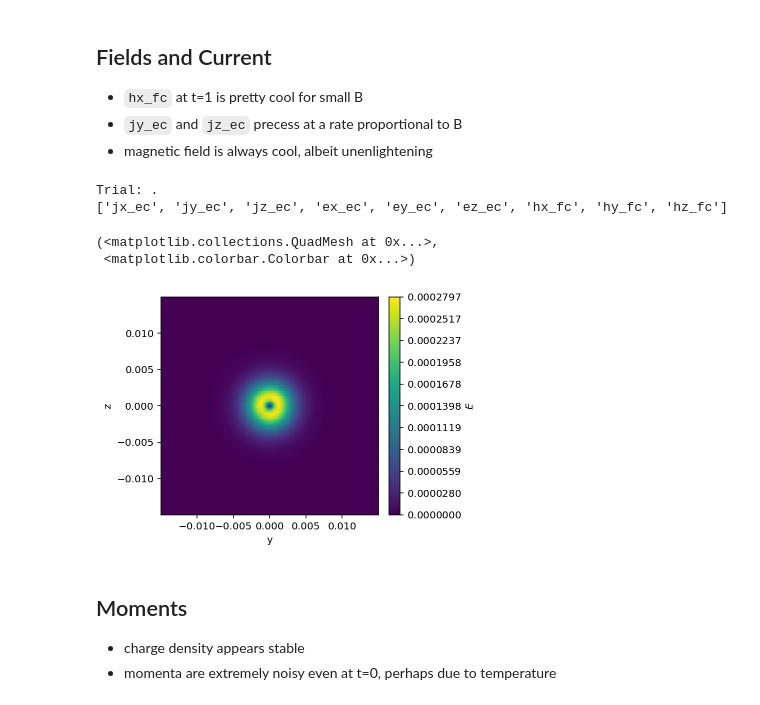
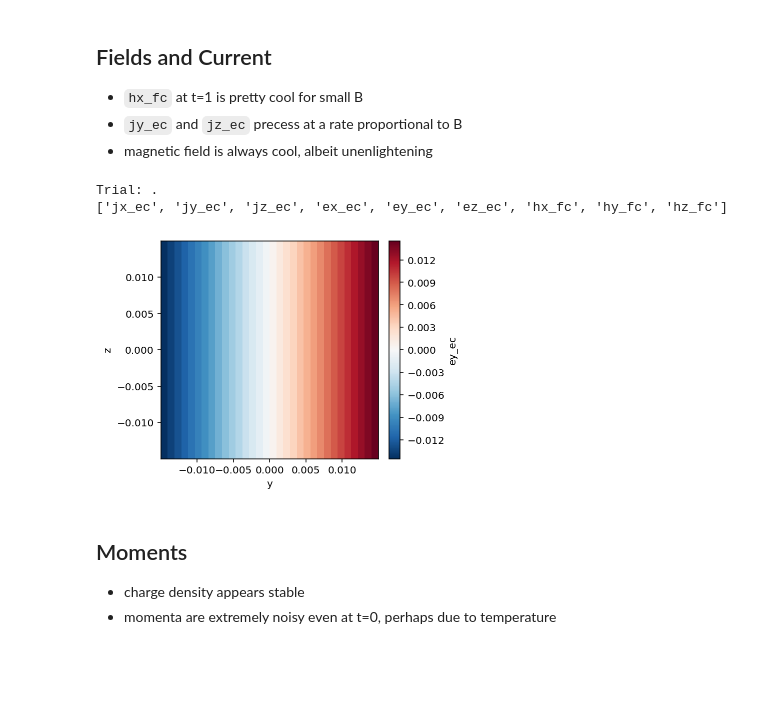
Before and after one commit to JamesMcClung/psc-scrap, a Jupyter notebook: analysis.ipynb, the cells around one changed output. Cells and saved outputs as stored; diff of their text form; code cells hidden in the pictures; blank space fills up the shorter version.

```diff
--- a/analysis.ipynb
+++ b/analysis.ipynb
@@ -70,21 +70,20 @@ Dropdown(description='Trial file:', options=('.', 'bugtrial_bigB_n064', 'bugtria
 # %%
 print(f"Trial: {trialfile}")
 run = f"{trialpath}/{trialfile}/pfd.xdmf"
 vf = viscid.load_file(run, force_reload=True)
 print([f.name for f in vf.iter_fields()])
 
 vf.activate_time(0)
 # vlt.plot((vf["jz_ec"]**2 + vf["jy_ec"]**2)**.5, cbarlabel="$j$")
-vlt.plot((vf["ey_ec"]**2 + vf["ez_ec"]**2)**.5, cbarlabel="$E$")
+# vlt.plot((vf["ey_ec"]**2 + vf["ez_ec"]**2)**.5, cbarlabel="$E$")
 # vlt.plot((vf["hy_fc"]**2 + vf["hz_fc"]**2)**.5, cbarlabel = "$H$")
 # vlt.plot(vf["hx_fc"])
 # vlt.plot(vf["jy_ec"])
+vlt.plot(vf["ey_ec"]);
 # %% [output]
 Trial: .
 ['jx_ec', 'jy_ec', 'jz_ec', 'ex_ec', 'ey_ec', 'ez_ec', 'hx_fc', 'hy_fc', 'hz_fc']
-(<matplotlib.collections.QuadMesh at 0x...>,
- <matplotlib.colorbar.Colorbar at 0x...>)
-[figure, old version]
+[figure, new version]
 # %% [markdown]
 ## Moments
 - charge density appears stable
```
Also changed, not shown: parts of 4 cells of this notebook.
